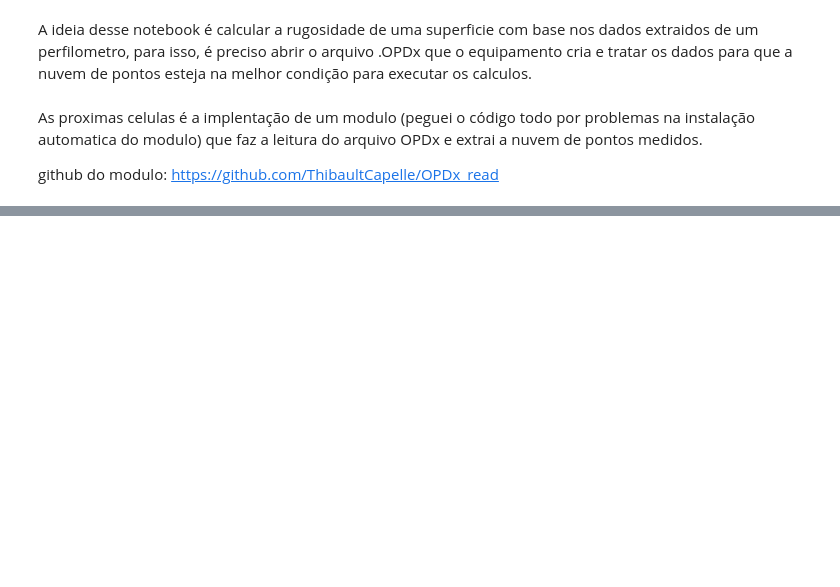
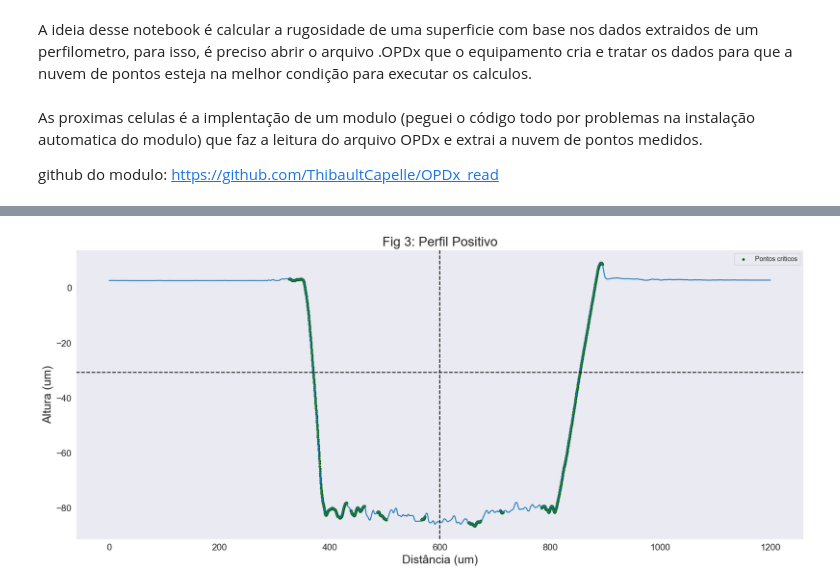
Before and after one commit to Pidoviski/calculadora_de_rugosidade, a Jupyter notebook: main.ipynb, the cells around one changed output, grey strips where cells are left out. Drawn from its saved outputs; the diff is of its cells as text; code cells hidden in the pictures; blank space fills up the shorter version.

```diff
--- a/main.ipynb
+++ b/main.ipynb
@@ -862,0 +333,16 @@ print(countup)
+# %%
+import pandas as pd
+import seaborn as sns
+import matplotlib.pyplot as plt
+import numpy as np
+
+corte = 150  #Perfil 1D de corte
+
+sns.set_style('dark')
+sns.set_palette('tab10')
+
+loader = DektakLoad('T1A/T1A_90graus_Positivo.OPDx')
+x,y,z = loader.get_data_2D()
+
+plt.axvline(x[corte])
+plt.show()
@@ -862,0 +412,33 @@ print(countup)
+# %%
+indices_criticos = []                               #Vetor que armazena os pontos criticos da curva
+
+
+#laço que varre o vetor da variancia e quando o valor no indice "i" for maior que o terceiro quartil, armazena o indice no vetor "indices_criticos"
+for i in range(len(altura_var)):
+    if altura_var[i] > altura_var.quantile(q = 0.75):
+        indices_criticos.append(i)
+
+
+#plot
+ax = sns.lineplot(y = altura, x = y)
+ax.figure.set_size_inches(20,8)
+figure+=1
+ax.set_title("Fig %d: Perfil %s"%(figure, Perfil), fontsize = 20)
+ax.set_xlabel("Distância (um)",  fontsize = 18)
+ax.set_ylabel("Altura (um)",  fontsize = 18)
+ax.xaxis.set_tick_params(labelsize=14)
+ax.yaxis.set_tick_params(labelsize=14)
+
+#laço para plotar todos os pontos identificados na primeira varredura
+for i in range(len(indices_criticos)):
+    if i == (len(indices_criticos) - 1):
+        plt.scatter(x=y[indices_criticos[i]], y = altura[indices_criticos[i]] ,c='darkgreen', s = 9, label = 'Pontos criticos')
+    else:
+        plt.scatter(x=y[indices_criticos[i]], y = altura[indices_criticos[i]] ,c='darkgreen', s = 9)
+
+plt.axvline(y.mean(), color = 'black', linestyle = '--')
+plt.axhline(altura.mean(), color = 'black', linestyle = '--')
+plt.legend(loc = 'upper right')
+plt.show()
+# %% [output]
+[figure, added]
```
Also changed, not shown: parts of 38 cells of this notebook.
